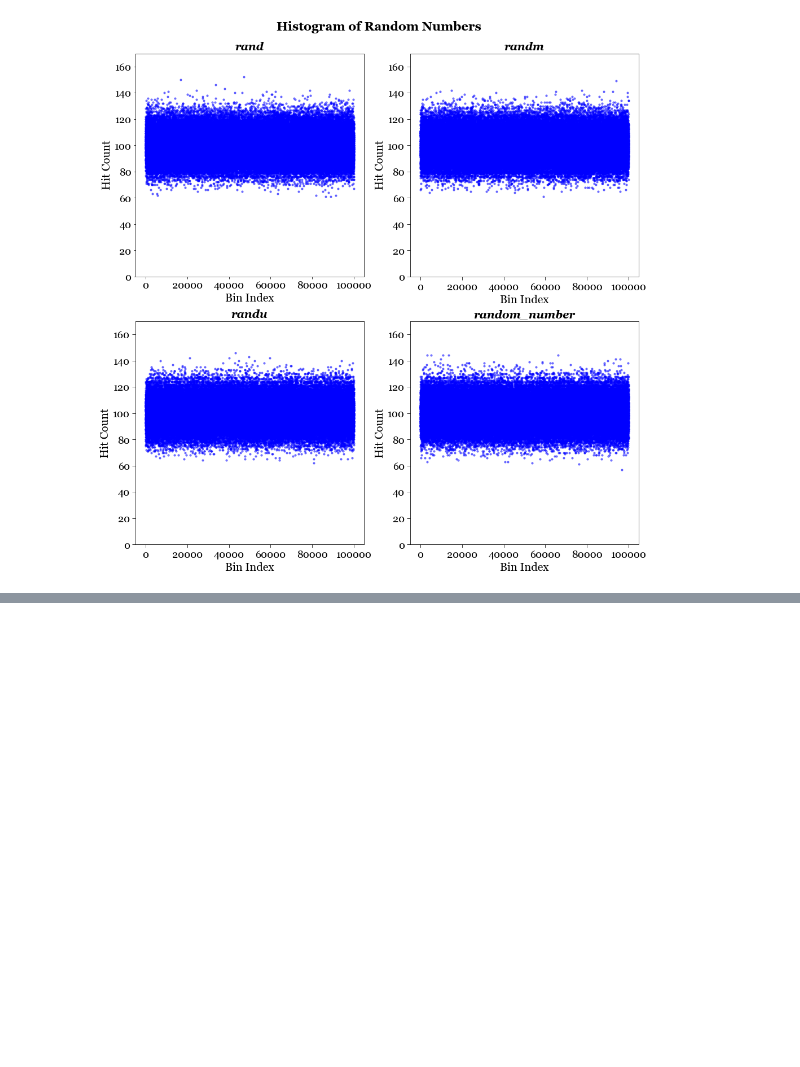
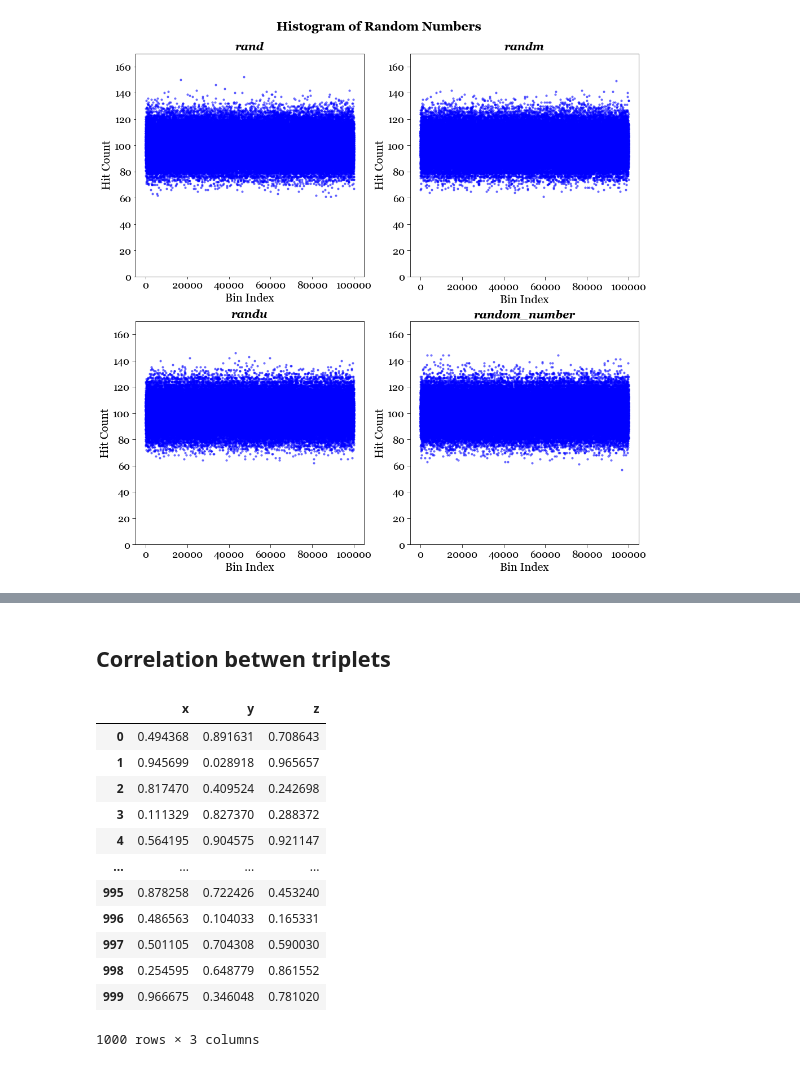
Before and after one commit to chew-in/computational_physics, a Jupyter notebook: RNG/RNG_analysis.ipynb, the cells around one changed output, grey strips where cells are left out. Saved outputs shown, nothing was run; the diff lists cells and outputs as text; code cells hidden in the pictures; blank space fills up the shorter version.

```diff
--- a/RNG/RNG_analysis.ipynb
+++ b/RNG/RNG_analysis.ipynb
@@ -301,0 +298,2 @@ plt.show()
+# %% [markdown]
+## Correlation betwen triplets
@@ -301,0 +320,16 @@ plt.show()
+# %%
+df_triplet_2
+# %% [output]
+|  | x | y | z |
+| 0 | 0.494368 | 0.891631 | 0.708643 |
+| 1 | 0.945699 | 0.028918 | 0.965657 |
+| 2 | 0.817470 | 0.409524 | 0.242698 |
+| 3 | 0.111329 | 0.827370 | 0.288372 |
+| 4 | 0.564195 | 0.904575 | 0.921147 |
+| ... | ... | ... | ... |
+| 995 | 0.878258 | 0.722426 | 0.453240 |
+| 996 | 0.486563 | 0.104033 | 0.165331 |
+| 997 | 0.501105 | 0.704308 | 0.590030 |
+| 998 | 0.254595 | 0.648779 | 0.861552 |
+| 999 | 0.966675 | 0.346048 | 0.781020 |
+1000 rows × 3 columns
```
Also changed, not shown: parts of 12 cells of this notebook, 8 other files.
